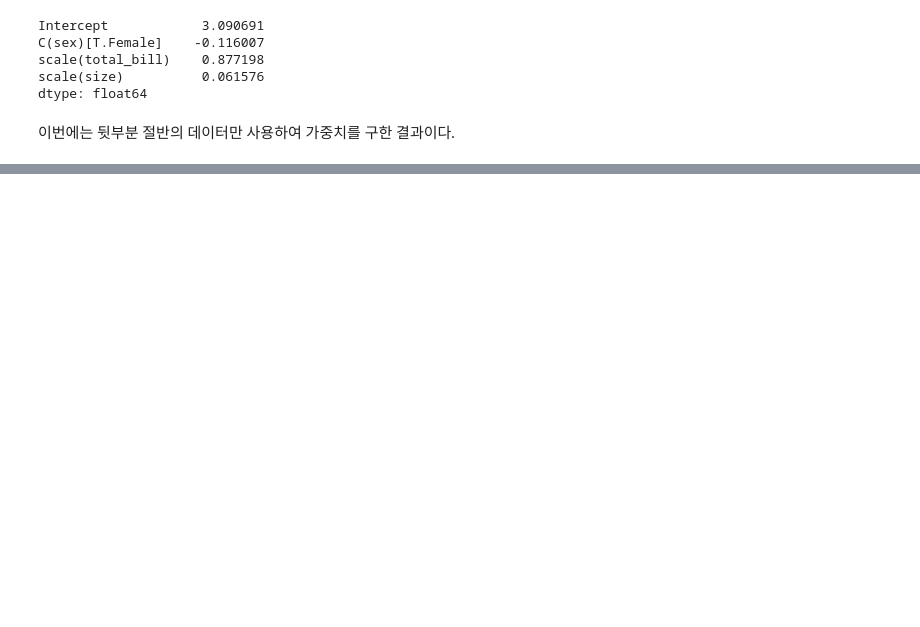
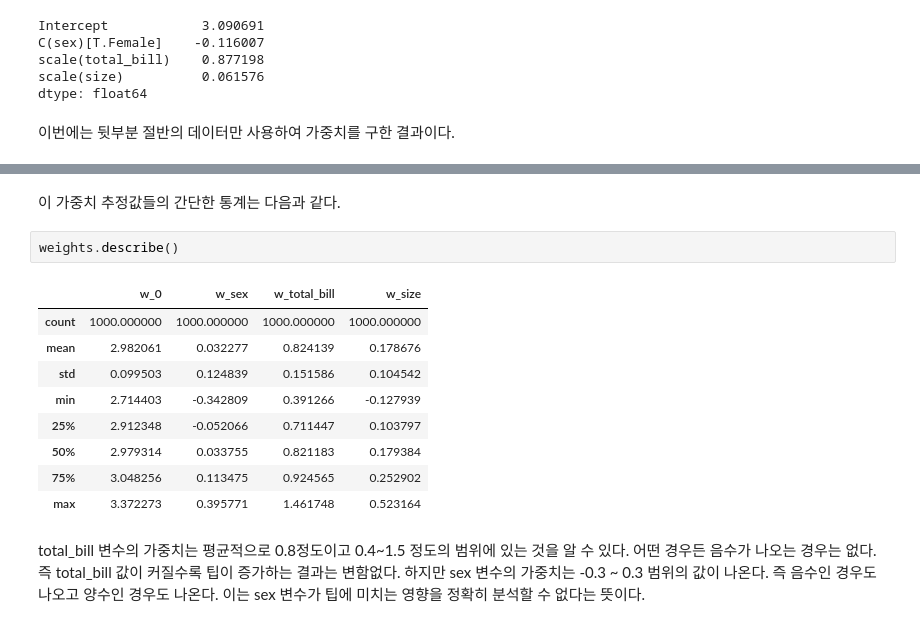
Before and after one commit to datascienceschool/book_data_analysis, a Jupyter notebook: _sources/ch03/03_05.ipynb, the cells around one changed output, grey strips where cells are left out. Saved outputs shown, nothing was run; the diff lists cells and outputs as text; blank space fills up the shorter version.

```diff
--- a/_sources/ch03/03_05.ipynb
+++ b/_sources/ch03/03_05.ipynb
@@ -61,0 +126,16 @@ dtype: float64
+# %% [markdown]
+이 가중치 추정값들의 간단한 통계는 다음과 같다.
+# %%
+weights.describe()
+# %% [output]
+|  | w_0 | w_sex | w_total_bill | w_size |
+| count | 1000.000000 | 1000.000000 | 1000.000000 | 1000.000000 |
+| mean | 2.982061 | 0.032277 | 0.824139 | 0.178676 |
+| std | 0.099503 | 0.124839 | 0.151586 | 0.104542 |
+| min | 2.714403 | -0.342809 | 0.391266 | -0.127939 |
+| 25% | 2.912348 | -0.052066 | 0.711447 | 0.103797 |
+| 50% | 2.979314 | 0.033755 | 0.821183 | 0.179384 |
+| 75% | 3.048256 | 0.113475 | 0.924565 | 0.252902 |
+| max | 3.372273 | 0.395771 | 1.461748 | 0.523164 |
+# %% [markdown]
+total_bill 변수의 가중치는 평균적으로 0.8정도이고 0.4~1.5 정도의 범위에 있는 것을 알 수 있다. 어떤 경우든 음수가 나오는 경우는 없다. 즉 total_bill 값이 커질수록 팁이 증가하는 결과는 변함없다. 하지만 sex 변수의 가중치는 -0.3 ~ 0.3 범위의 값이 나온다. 즉 음수인 경우도 나오고 양수인 경우도 나온다. 이는 sex 변수가 팁에 미치는 영향을 정확히 분석할 수 없다는 뜻이다.
```
Also changed, not shown: parts of 10 cells of this notebook, 3 other files.
